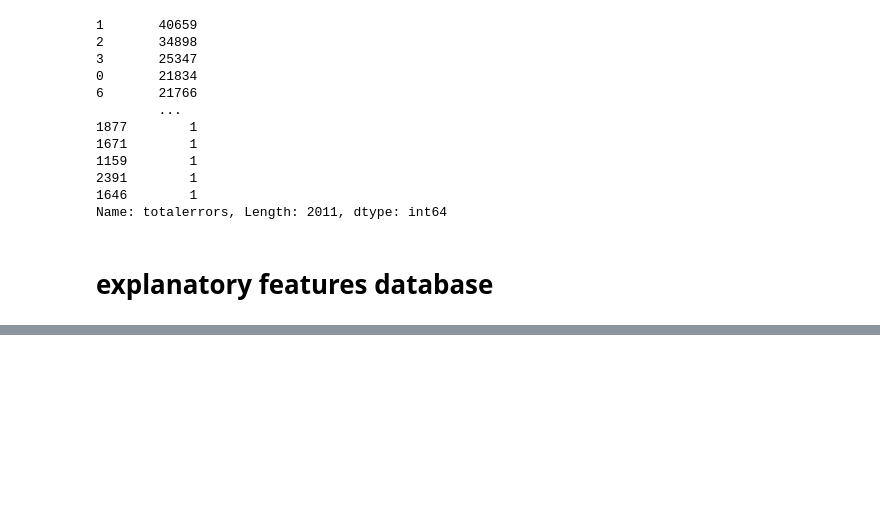
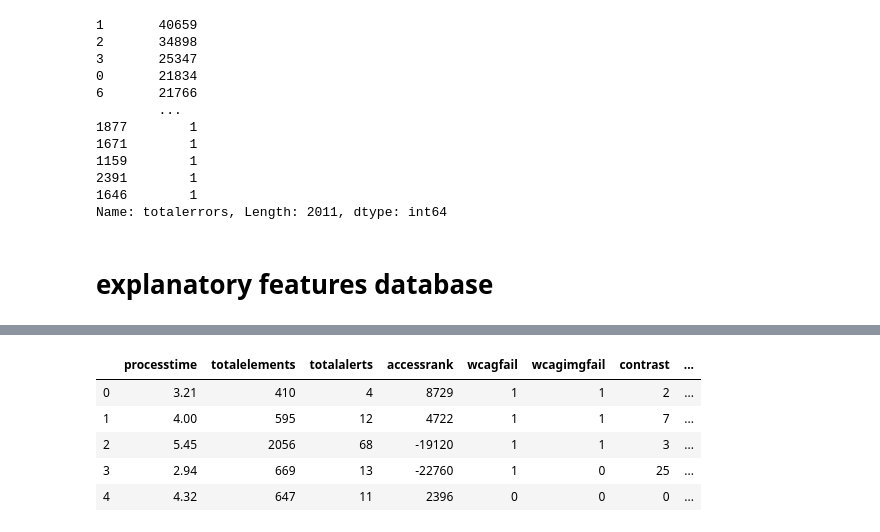
Before and after one commit to McKlayne/WebAIM-Million, a Jupyter notebook: Earl_Million.ipynb, the cells around one changed output, grey strips where cells are left out. Drawn from its saved outputs; the diff is of its cells as text; code cells hidden in the pictures; blank space fills up the shorter version.

```diff
--- a/Earl_Million.ipynb
+++ b/Earl_Million.ipynb
@@ -284,0 +533,13 @@ MemoryError: could not allocate 430440448 bytes
+# %%
+non_boolean = million_explanatory.iloc[:,:104]
+# %%
+dummy_v = pd.get_dummies(non_boolean)
+# %%
+dummy_v.head()
+# %% [output]
+|  | processtime | totalelements | totalalerts | accessrank | wcagfail | wcagimgfail | contrast | ... |
+| 0 | 3.21 | 410 | 4 | 8729 | 1 | 1 | 2 | ... |
+| 1 | 4.00 | 595 | 12 | 4722 | 1 | 1 | 7 | ... |
+| 2 | 5.45 | 2056 | 68 | -19120 | 1 | 1 | 3 | ... |
+| 3 | 2.94 | 669 | 13 | -22760 | 1 | 0 | 25 | ... |
+| 4 | 4.32 | 647 | 11 | 2396 | 0 | 0 | 0 | ... |
```
Also changed, not shown: parts of 39 cells of this notebook.
